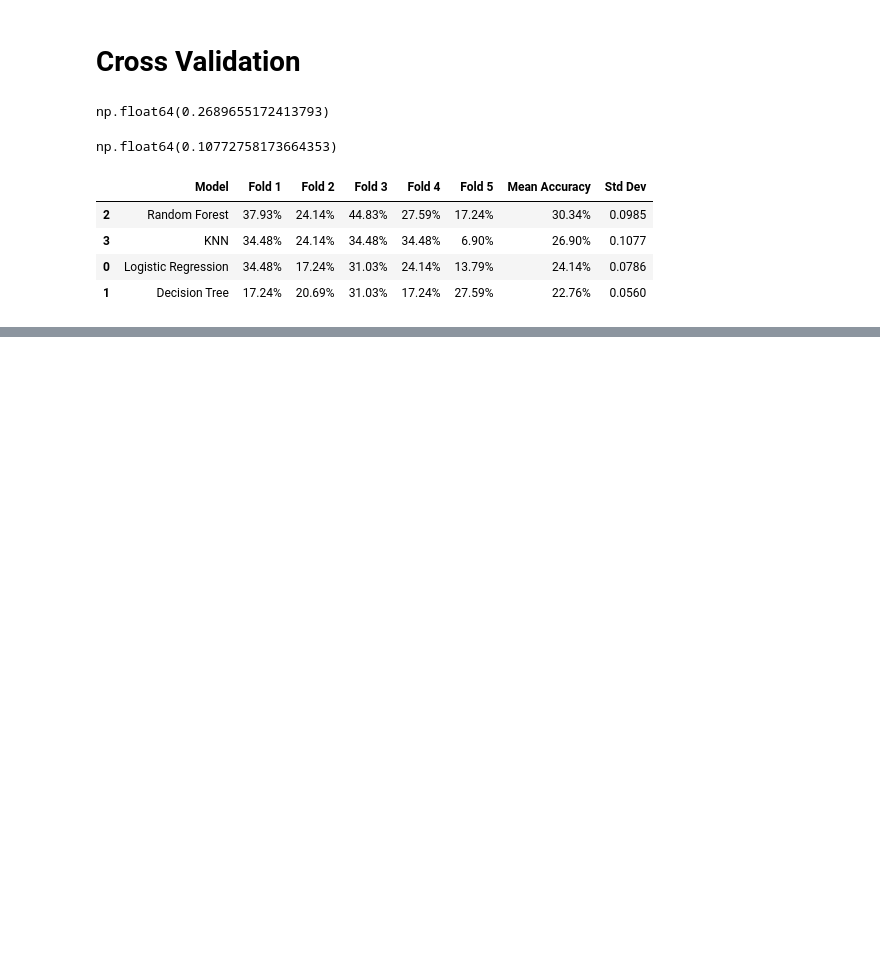
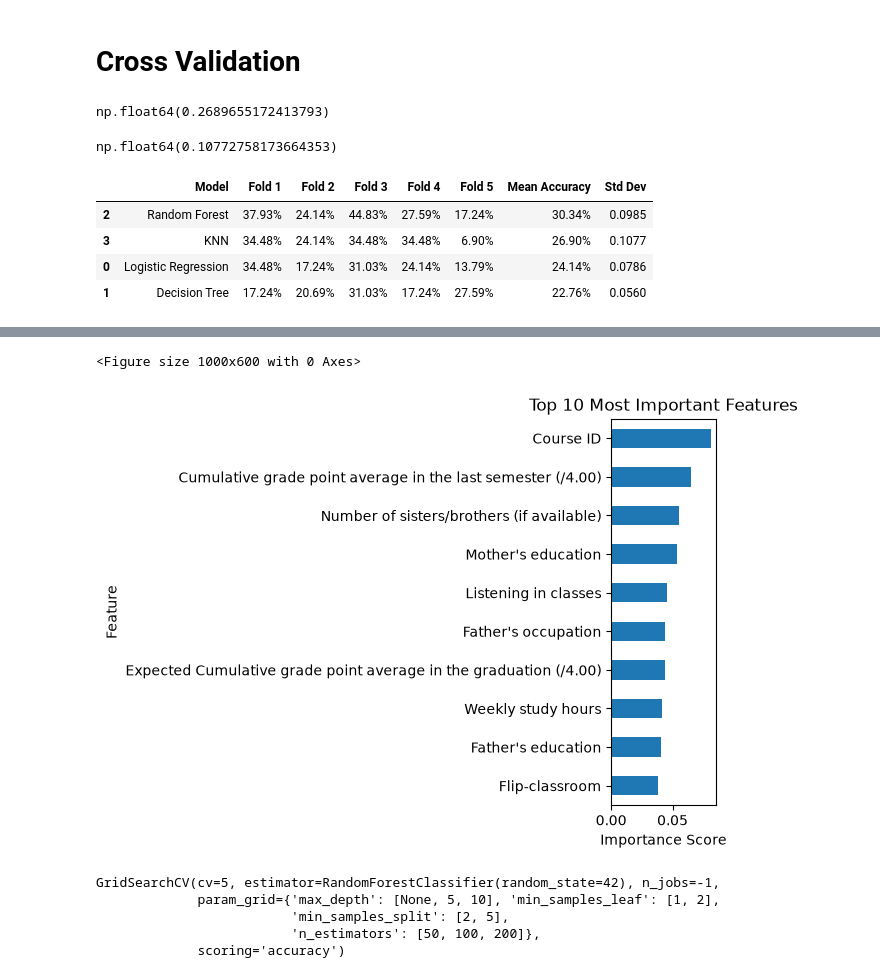
Before and after one commit to P0RUS/Hermes, a Jupyter notebook: notebooks/analysis.ipynb, the cells around one changed output, grey strips where cells are left out. Cells and saved outputs as stored; diff of their text form; code cells hidden in the pictures; blank space fills up the shorter version.

```diff
--- a/notebooks/analysis.ipynb
+++ b/notebooks/analysis.ipynb
@@ -806,0 +1004,19 @@ display_cv
+# %%
+top_features = feature_importance.head(10)
+
+plt.figure(figsize=(10, 6))
+
+top_features.sort_values("Importance").plot(
+    kind="barh",
+    x="Feature",
+    y="Importance",
+    legend=False
+)
+
+plt.title("Top 10 Most Important Features")
+plt.xlabel("Importance Score")
+plt.tight_layout()
+plt.show()
+# %% [output]
+<Figure size 1000x600 with 0 Axes>
+[figure, added]
@@ -806,0 +1042,8 @@ display_cv
+# %%
+grid_search.fit(X, y.squeeze())
+# %% [output]
+GridSearchCV(cv=5, estimator=RandomForestClassifier(random_state=42), n_jobs=-1,
+             param_grid={'max_depth': [None, 5, 10], 'min_samples_leaf': [1, 2],
+                         'min_samples_split': [2, 5],
+                         'n_estimators': [50, 100, 200]},
+             scoring='accuracy')
```
Also changed, not shown: parts of 47 cells of this notebook, 34 other files.
